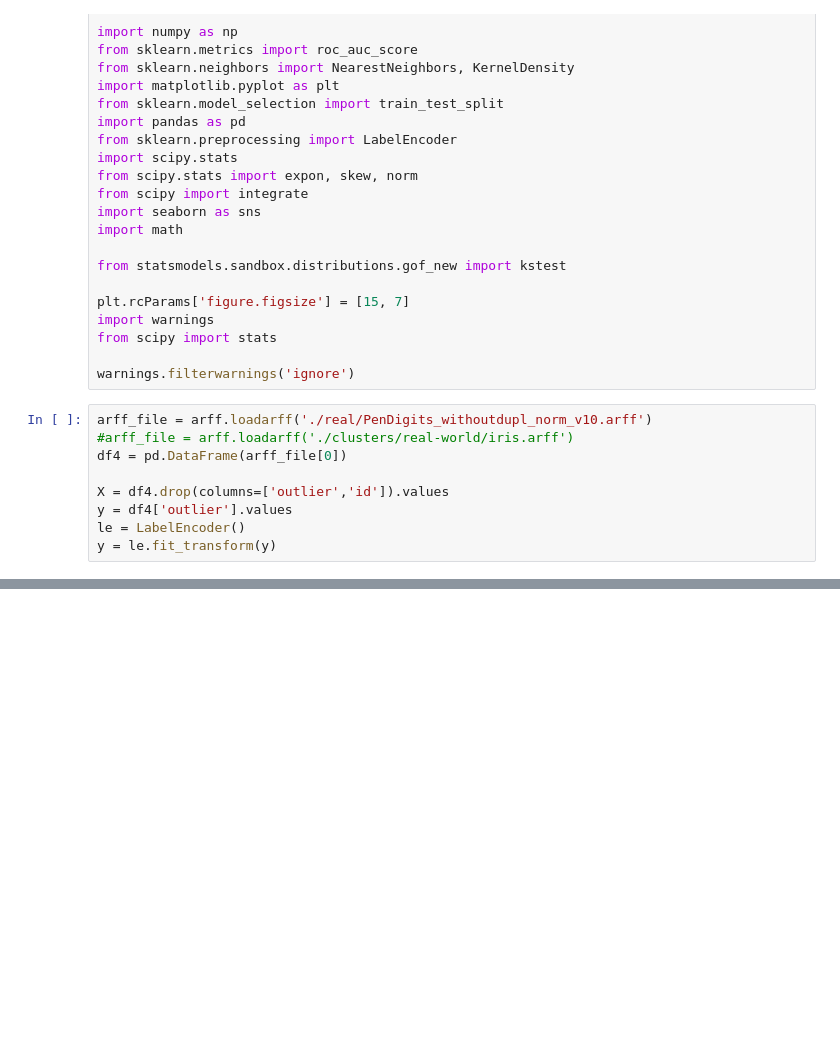
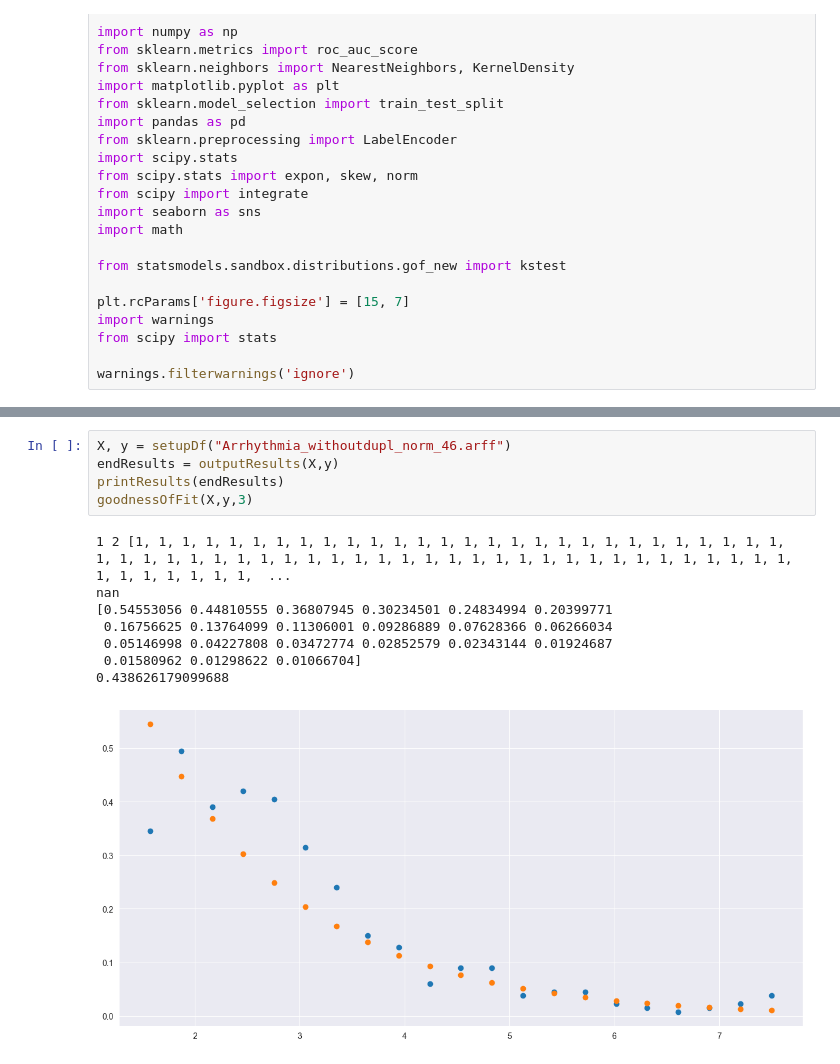
Before and after one commit to hodge-py/Outlier-Detection, a Jupyter notebook: Final_Version.ipynb, the cells around one changed output, grey strips where cells are left out. Drawn from its saved outputs; the diff is of its cells as text; blank space fills up the shorter version.

```diff
--- a/Final_Version.ipynb
+++ b/Final_Version.ipynb
@@ -24,14 +24,5 @@ import warnings
 from scipy import stats
 
 warnings.filterwarnings('ignore')
-# %%
-arff_file = arff.loadarff('./real/PenDigits_withoutdupl_norm_v10.arff')
-#arff_file = arff.loadarff('./clusters/real-world/iris.arff')
-df4 = pd.DataFrame(arff_file[0])
-
-X = df4.drop(columns=['outlier','id']).values
-y = df4['outlier'].values
-le = LabelEncoder()
-y = le.fit_transform(y)
 # %%
 def setupDf(fileName):
@@ -73,0 +125,14 @@ def outputResults(lowerRange=2,UpperRange=70):
+# %%
+X, y = setupDf("Arrhythmia_withoutdupl_norm_46.arff")
+endResults = outputResults(X,y)
+printResults(endResults)
+goodnessOfFit(X,y,3)
+# %% [output]
+1 2 [1, 1, 1, 1, 1, 1, 1, 1, 1, 1, 1, 1, 1, 1, 1, 1, 1, 1, 1, 1, 1, 1, 1, 1, 1, 1, 1, 1, 1, 1, 1, 1, 1, 1, 1, 1, 1, 1, 1, 1, 1, 1, 1, 1, 1, 1, 1, 1, 1, 1, 1, 1, 1, 1, 1, 1, 1, 1, 1, 1, 1, 1, 1, 1, 1,  ...
+nan
+[0.54553056 0.44810555 0.36807945 0.30234501 0.24834994 0.20399771
+ 0.16756625 0.13764099 0.11306001 0.09286889 0.07628366 0.06266034
+ 0.05146998 0.04227808 0.03472774 0.02852579 0.02343144 0.01924687
+ 0.01580962 0.01298622 0.01066704]
+0.438626179099688
+[figure, added]
```
Also changed, not shown: parts of 3 cells of this notebook, 1 other file.
